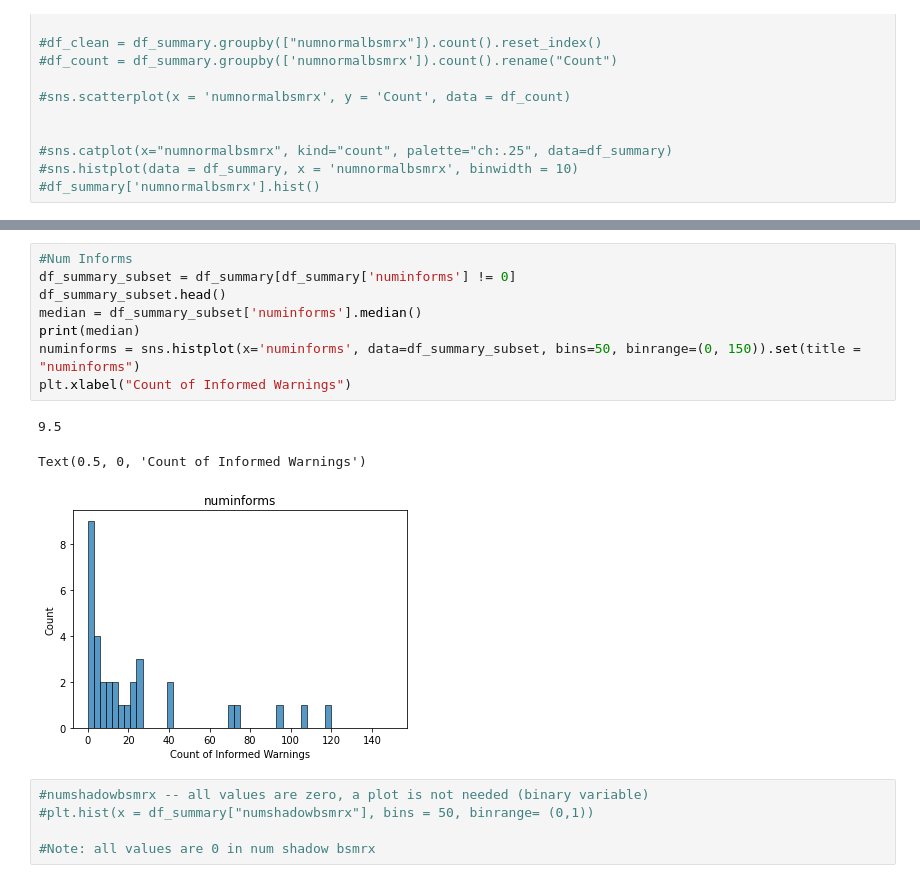
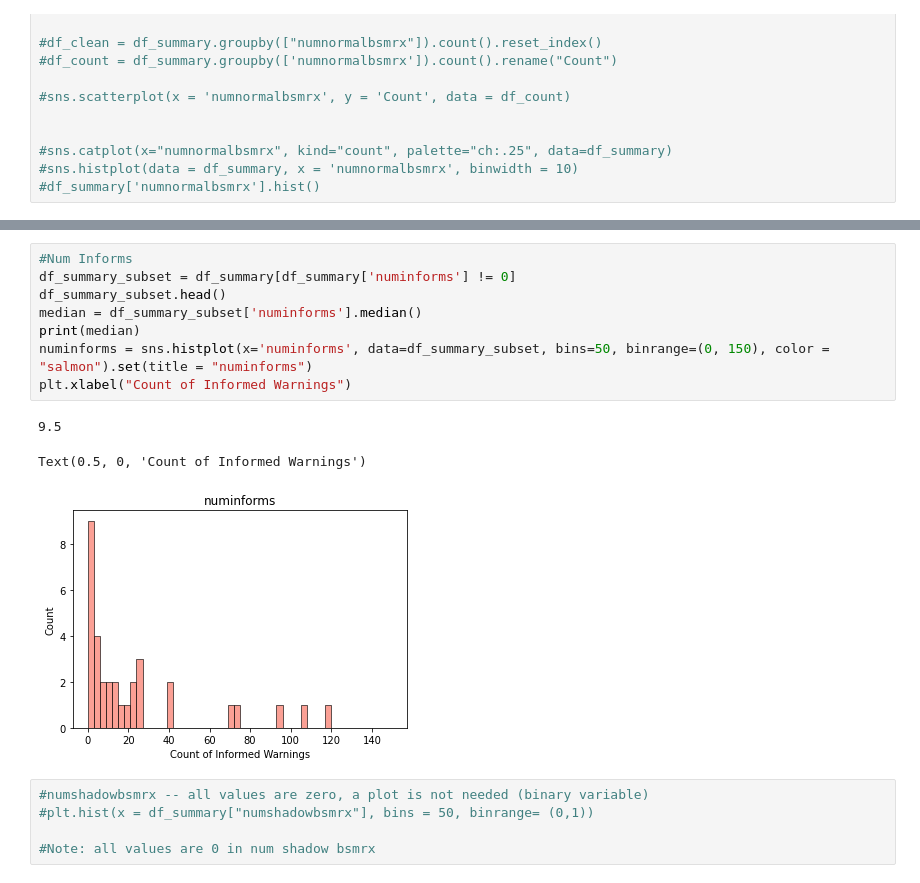
Before and after one commit to caroline-eggett/honda-interaction-analysis-hackathon, a Jupyter notebook: r_Exploratory.ipynb, the cells around one changed output, grey strips where cells are left out. Drawn from its saved outputs; the diff is of its cells as text.

```diff
--- a/r_Exploratory.ipynb
+++ b/r_Exploratory.ipynb
@@ -84,15 +84,15 @@ Text(0.5, 0, 'Number of Recieved Signals from Remote Vehicles')
 # %%
 #Num Informs
 df_summary_subset = df_summary[df_summary['numinforms'] != 0]
 df_summary_subset.head()
 median = df_summary_subset['numinforms'].median()
 print(median)
-numinforms = sns.histplot(x='numinforms', data=df_summary_subset, bins=50, binrange=(0, 150)).set(title = "numinforms")
+numinforms = sns.histplot(x='numinforms', data=df_summary_subset, bins=50, binrange=(0, 150), color = "salmon").set(title = "numinforms")
 plt.xlabel("Count of Informed Warnings")
 # %% [output]
 9.5
 Text(0.5, 0, 'Count of Informed Warnings')
-[figure, old version]
+[figure, new version]
 # %%
 #numshadowbsmrx -- all values are zero, a plot is not needed (binary variable)
 #plt.hist(x = df_summary["numshadowbsmrx"], bins = 50, binrange= (0,1))
```
Also changed, not shown: parts of 4 cells of this notebook.
